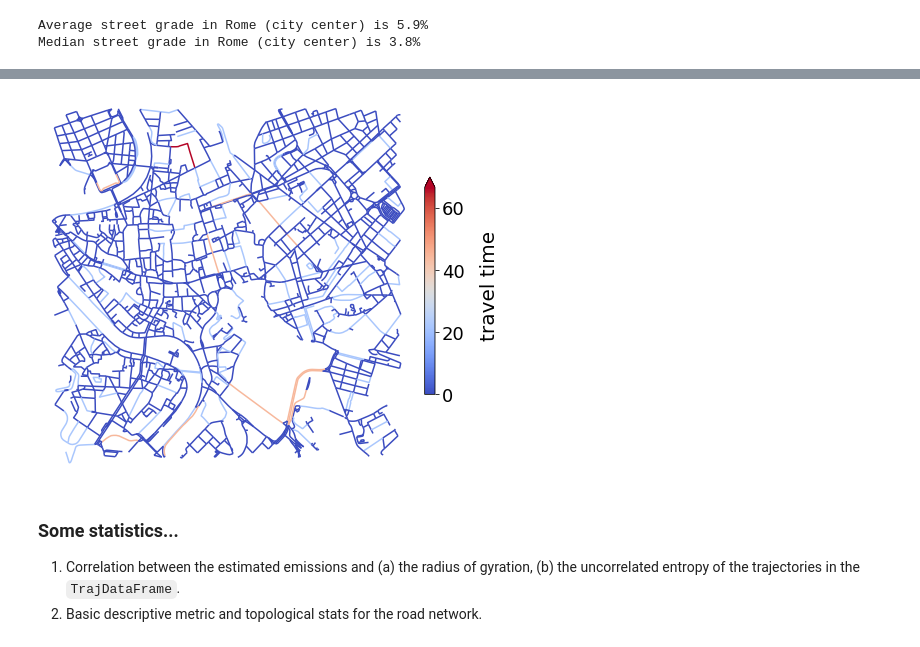
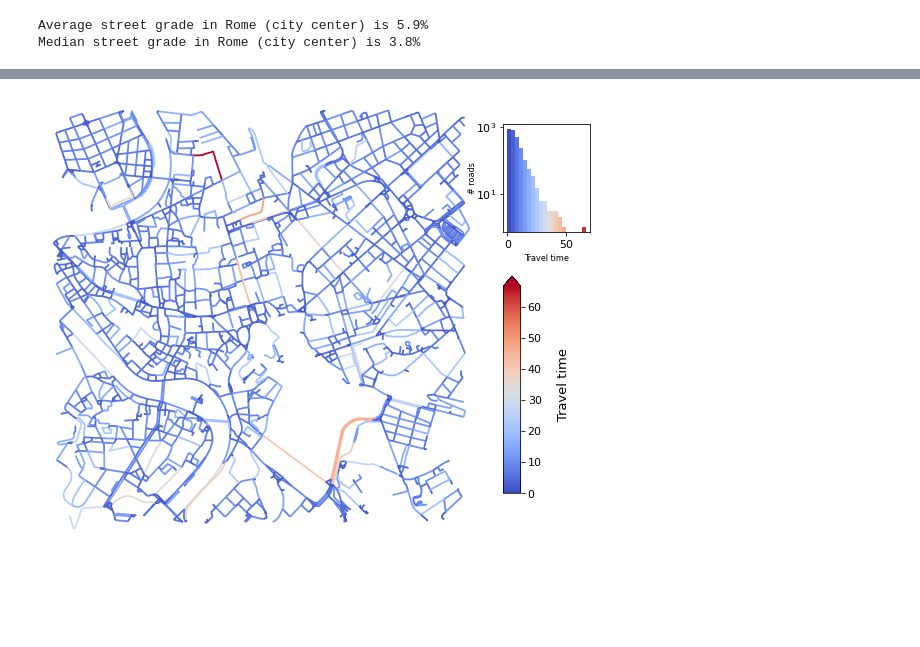
Before and after one commit to matteoboh/mobility_emissions, a Jupyter notebook: notebooks/example_in_Rome.ipynb, the cells around one changed output, grey strips where cells are left out. Drawn from its saved outputs; the diff is of its cells as text; code cells hidden in the pictures; blank space fills up the shorter version.

```diff
--- a/notebooks/example_in_Rome.ipynb
+++ b/notebooks/example_in_Rome.ipynb
@@ -256,13 +238,13 @@ Name: highway, dtype: int64
 # %%
 from mobair import plot
 
-fig, ax = plot.plot_road_network_with_attribute(road_network_with_traveltimes, 'travel_time', region_name=place,
-                                                fig_size = (8,8), n_bins=4, equal_size=False,
-                                                color_map='coolwarm', save_fig=False)
+fig, ax = plot.plot_road_network_with_attribute(road_network_with_traveltimes, attribute_name='travel_time',
+                                                region_name=place,
+                                                tdf_with_emissions=None,
+                                                normalization_factor=None,
+                                                fig_size=(8, 8),
+                                                show_hist=True, n_bins=20, log_normalise=False,
+                                                color_map='coolwarm', bounding_box=None,
+                                                save_fig=False)
 # %% [output]
-[figure, old version]
+[figure, new version]
-# %% [markdown]
-### Some statistics...
-
-1. Correlation between the estimated emissions and (a) the radius of gyration, (b) the uncorrelated entropy of the trajectories in the `TrajDataFrame`.
-2. Basic descriptive metric and topological stats for the road network.
```
Also changed, not shown: parts of 33 cells of this notebook.
